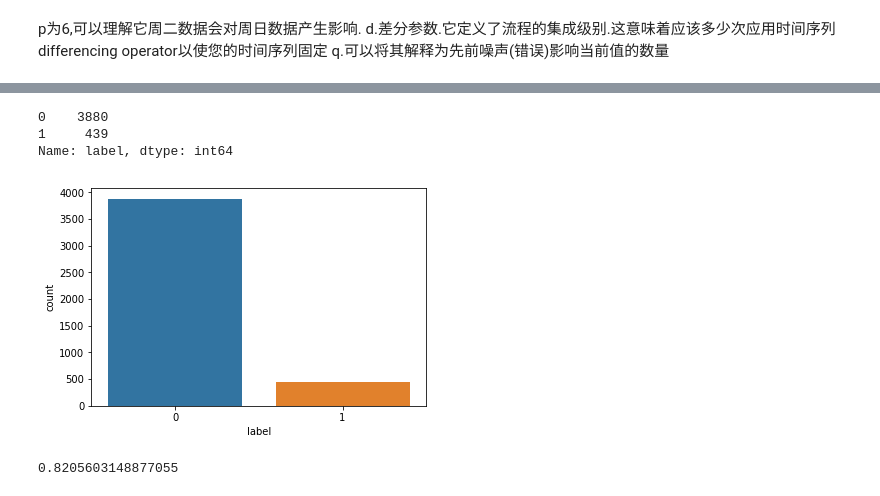
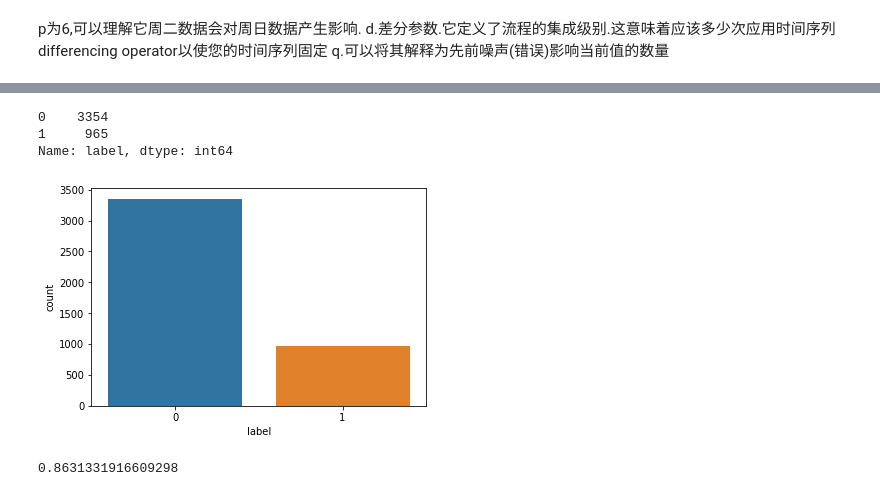
Before and after one commit to Loisssss/CDN_prediction, a Jupyter notebook: CDN_predic.ipynb, the cells around one changed output, grey strips where cells are left out. Drawn from its saved outputs; the diff is of its cells as text; code cells hidden in the pictures.

Commit message:
accuracy == 86.3%

```diff
--- a/CDN_predic.ipynb
+++ b/CDN_predic.ipynb
@@ -180,4 +217,0 @@ print(rms)
-# %%
-cate1['label'] = 0
-train_sample = cate1.iloc[::6]
-train_sample = train_sample.reset_index(drop=True)
@@ -195 +218,16 @@ train_sample.loc[(train_sample['win_30min_value']>85.0) &
+# %%
+train_samples = []
+for i in range(len(cate)):
+    cate[i]['label'] = 0
+    train_sample = cate[i].iloc[::6]
+    train_sample = train_sample.reset_index(drop=True)
+    train_sample['win_30min_mean'] = train_sample.value.rolling(window=30).mean()
+    train_sample['win_30min_std'] = train_sample.value.rolling(window=30).std()
+    train_sample.win_30min_mean.fillna(train_sample.value, inplace=True)
+    train_sample.win_30min_std.fillna(0, inplace=True)
+    train_sample['win_30min_value'] = train_sample['win_30min_mean'] + train_sample['win_30min_std']
+    train_sample.loc[(train_sample['win_30min_value']>85.0) &
+                 (train_sample['win_30min_value']<train_sample['value']),
+                 'label'] = 1
+    train_samples.append(train_sample)
 # %%
@@ -234,14 +241,34 @@ train_sample2.loc[(train_sample2['win_30min_value']>85.0) &
+# %%
+predicts = []
+for i in range(len(y_hat_avgs)):
+    predict = y_hat_avgs[i].to_frame()
+    predict['label'] = 0
+    predict = predict.iloc[::6]
+    predict = predict.reset_index(drop=True)
+    predict['win_30min_mean'] = 0
+    predict['win_30min_std'] = 0
+    predict.win_30min_mean = pd.rolling_mean(predict, window=30)
+    predict.win_30min_std = pd.rolling_std(predict, window=30)
+    predict['win_30min_std'].fillna(0, inplace=True)
+    predict['win_30min_mean'].fillna(predict[0], inplace=True)
+    predict['win_30min_value'] = predict['win_30min_mean'] + predict['win_30min_std']
+    predict.loc[(predict['win_30min_value']>85.0) &
+                 (predict['win_30min_value']<predict[0]),
+                 'label'] = 1
+    predicts.append(predict)
 # %%
-sns.countplot(x="label", data=train_sample2)
-train_sample2.loc[:,'label'].value_counts()
+sns.countplot(x="label", data=predicts[0])
+predicts[0].loc[:,'label'].value_counts()
 # %% [output]
-0    3880
-1     439
+0    3354
+1     965
 Name: label, dtype: int64
-[figure, old version]
+[figure, new version]
 # %%
 from sklearn.metrics import accuracy_score, recall_score, classification_report, confusion_matrix, roc_auc_score
-
-print(accuracy_score(train_sample.label, train_sample2.label))
+sums = 0
+for i in range(5):
+    sums = sums + accuracy_score(train_samples[i].label, predicts[i].label)
+print(sums / 5)
 # %% [output]
-0.8205603148877055
+0.8631331916609298
```
Also changed, not shown: parts of 18 cells of this notebook.
